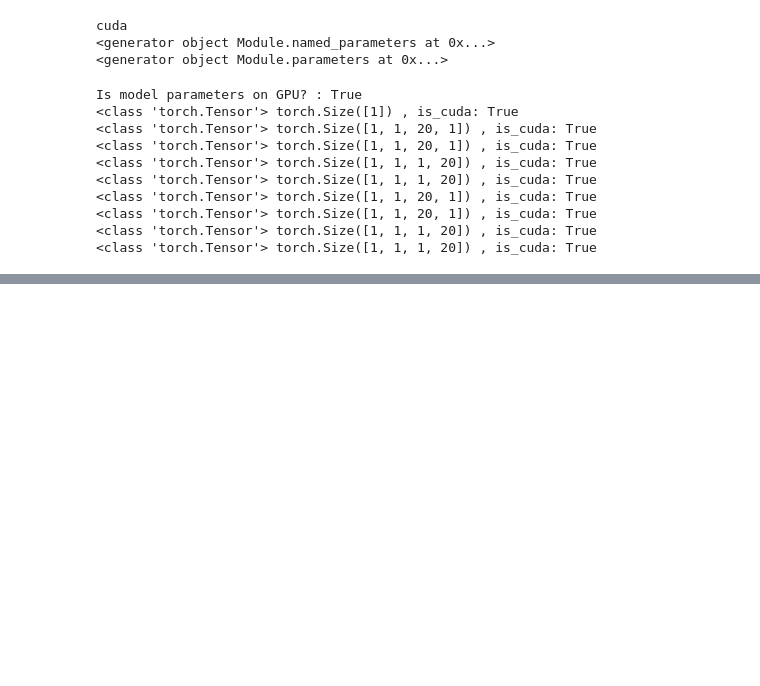
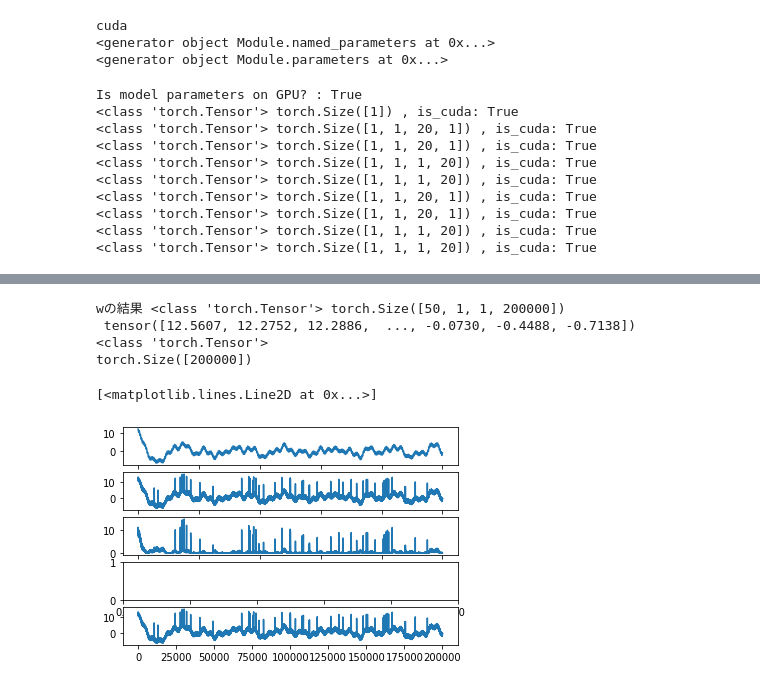
Before and after one commit to ymourilab/mouri, a Jupyter notebook: Untitled1.ipynb, the cells around one changed output, grey strips where cells are left out. Cells and saved outputs as stored; diff of their text form; code cells hidden in the pictures; blank space fills up the shorter version.

```diff
--- a/Untitled1.ipynb
+++ b/Untitled1.ipynb
@@ -268,23 +297,31 @@ plt.plot(torch.arange(0,len(data)).cpu(),model_out[0][j].cpu().detach().numpy())
 # %%
 wt = DWTForward(J=3,wave='db10',mode='zero')
 iwt = DWTInverse(wave='db10', mode='zero')
 
-j = 198
-print("wの結果\n",model_out[1])
+print("wの結果",type(model_out[1]),model_out[1].size(),'\n',model_out[1][j][0][0])
 #print("wとフーリエ変換したものの乗算\n",tdct.dct(input_data[j]).mul(model_out[1][j]))
-print("スパース解wをつかって求めた波形\n",iwt(wt(input_data[j]).mul(model_out[1][j]).div(model_out[1][j].max())))
-check = tdct.idct(tdct.dct(input_data[j]).mul(model_out[1][j]).div(model_out[1][j].max()))
+#print("wとwtしたものの乗算\n",wt((input_data[j].reshape(1,1,1,-1).mul(model_out[1][j]))))
+#print("スパース解wをつかって求めた波形\n",iwt(wt(input_data[j].reshape(1,1,1,-1)).mul(model_out[1][j][0][0]).div(wt(model_out[1][j])[0].max())))
+check = iwt(wt((input_data[j].reshape(1,1,1,-1).mul(model_out[1][j]).div(model_out[1][j].max()))))[0][0][0]
 print(type(check))
+print(check.size())
 plt.subplot(5,1,1)
 plt.plot(data.cpu(),true[j].cpu())
 plt.subplot(5,1,2)
 plt.plot(data.cpu(),y_add_noise.cpu().detach().numpy())
 plt.subplot(5,1,3)
 plt.plot(data.cpu(),check.cpu().detach().numpy())
 plt.subplot(5,1,4)
-plt.plot(data.cpu(),tdct.dct(input_data[j]).mul(model_out[1][j]).cpu().detach().numpy())
+#plt.plot(data.cpu(),(input_data[j]).mul(model_out[1][j][0][0]).cpu().detach().numpy())
 plt.subplot(5,1,5)
-plt.plot(torch.arange(0,len(data)).cpu(),model_out[1][j].cpu().detach().numpy())
+plt.plot(torch.arange(0,len(data)).cpu(),model_out[1][j][0][0].cpu().detach().numpy())
+# %% [output]
+wの結果 <class 'torch.Tensor'> torch.Size([50, 1, 1, 200000])
+ tensor([12.5607, 12.2752, 12.2886,  ..., -0.0730, -0.4488, -0.7138])
+<class 'torch.Tensor'>
+torch.Size([200000])
+[<matplotlib.lines.Line2D at 0x...>]
+[figure, added]
 # %%
 def w_softshrink(self,z,th):
     return [self.prox(x,th) for x in z]
```
Also changed, not shown: parts of 10 cells of this notebook.
